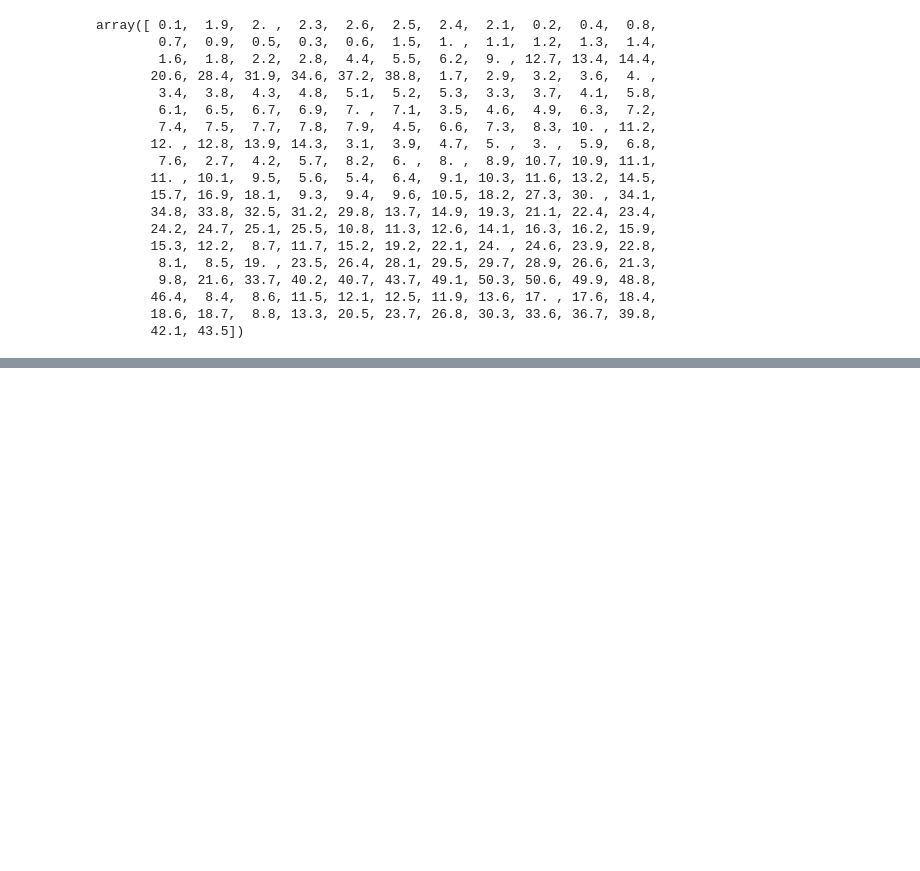
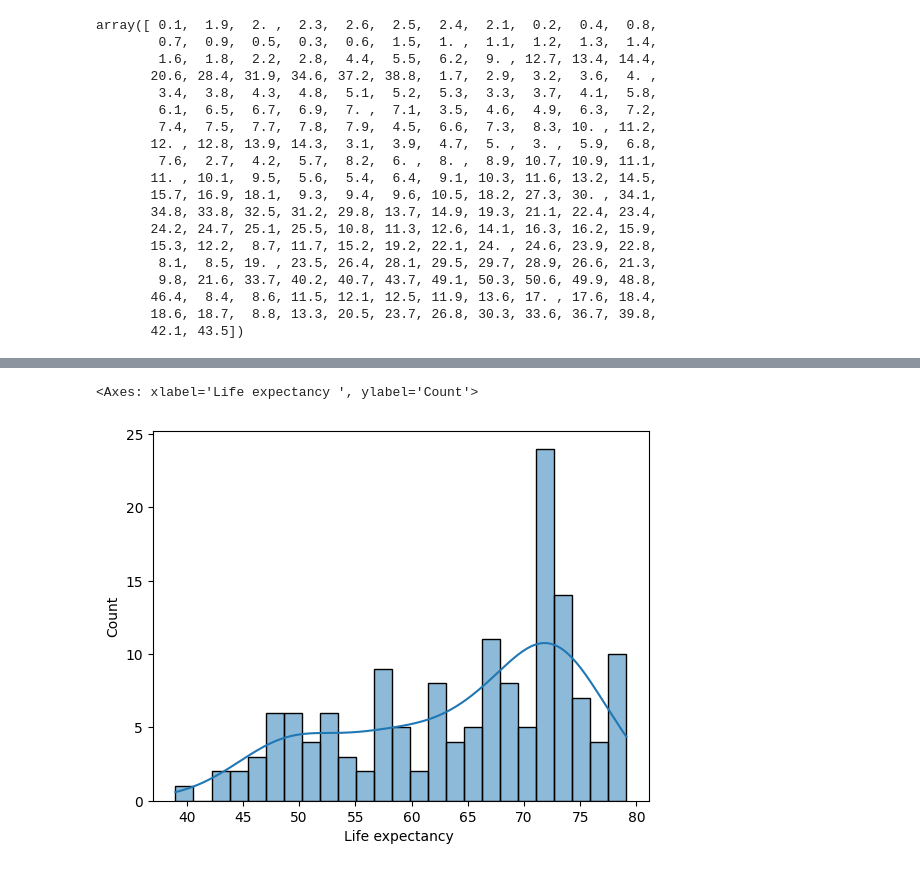
Before and after one commit to MachadoGabrielB/Bootcamp-Data-science, a Jupyter notebook: Personal/6 - Análise exploratória/2023.08.24 - aula 2.ipynb, the cells around one changed output, grey strips where cells are left out. Cells and saved outputs as stored; diff of their text form; code cells hidden in the pictures; blank space fills up the shorter version.

```diff
--- a/Personal/6 - Análise exploratória/2023.08.24 - aula 2.ipynb
+++ b/Personal/6 - Análise exploratória/2023.08.24 - aula 2.ipynb
@@ -467,0 +530,5 @@ array([ 0.1,  1.9,  2. ,  2.3,  2.6,  2.5,  2.4,  2.1,  0.2,  0.4,  0.8,
+# %%
+sns.histplot(data = df22 ,x = 'Life expectancy ', bins=25, kde= True)
+# %% [output]
+<Axes: xlabel='Life expectancy ', ylabel='Count'>
+[figure, added]
```
Also changed, not shown: parts of 25 cells of this notebook.
